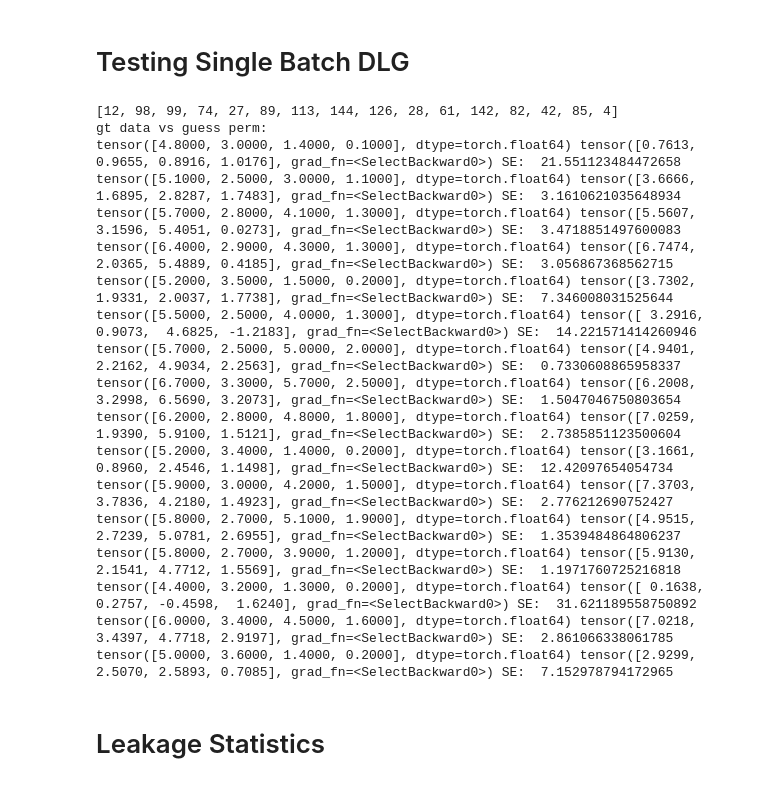
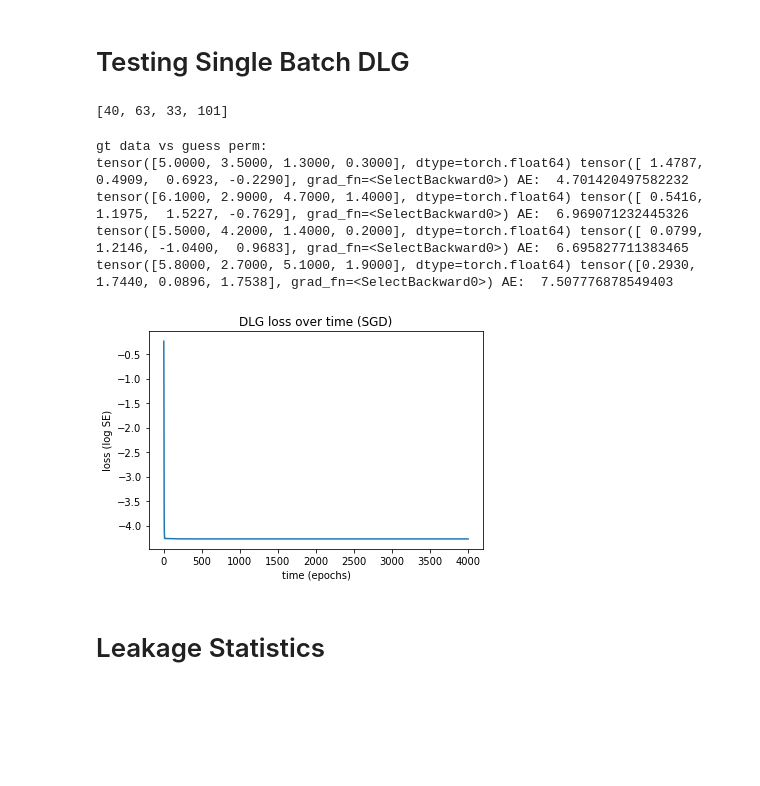
Before and after one commit to mgozon/DLG-UROP, a Jupyter notebook: Batch_DLG_Evolution_Iris_Dataset.ipynb, the cells around one changed output. Cells and saved outputs as stored; diff of their text form; code cells hidden in the pictures; blank space fills up the shorter version.

Commit message:
added batch_dlg with different optimizers

```diff
--- a/Batch_DLG_Evolution_Iris_Dataset.ipynb
+++ b/Batch_DLG_Evolution_Iris_Dataset.ipynb
@@ -229,17 +314,18 @@ def batch_DLG(original_dy_dx, batch_size, gt_data_len, gt_onehot_label_len, verb
 # %%
-#@title Batch-DLG with Adam
+#@title Batch-DLG with SGD
 # this doesn't seem to converge nearly as well as LBFGS even with optimization
 
 # DLG algorithm on a given set of flowers and returns the hypothesized input
-def batch_DLG(original_dy_dx, batch_size, gt_data_len, gt_onehot_label_len, verbose = False):
+def batch_DLG_SGD(original_dy_dx, batch_size, gt_data_len, gt_onehot_label_len, verbose = False):
+    losses = []
 
     # identify (data, label) using LBFGS on the squared difference between the original and guessed gradient
     dummy_data = torch.randn(batch_size, gt_data_len).to(device).requires_grad_(True)
     dummy_label = torch.randn(batch_size, gt_onehot_label_len).to(device).requires_grad_(True)
-    optimizer_dlg = torch.optim.Adam((dummy_data, dummy_label), lr=0.1, weight_decay=1e-9)
-    #scheduler = torch.optim.lr_scheduler.MultiplicativeLR(optimizer_dlg, lambda epoch: 0.999)
+    optimizer_dlg = torch.optim.SGD((dummy_data, dummy_label), lr=1)#, momentum=0.001)#, weight_decay=1e-9)
+    scheduler = torch.optim.lr_scheduler.MultiplicativeLR(optimizer_dlg, lambda epoch: 0.99)
 
-    opt_steps = 500
+    opt_steps = 1000 * batch_size
     for epoch in trange(opt_steps):
         optimizer_dlg.zero_grad()
         pred = net(dummy_data)
@@ -260,18 +346,19 @@ def batch_DLG(original_dy_dx, batch_size, gt_data_len, gt_onehot_label_len, verb
         dummy_data.grad *= mult; dummy_label.grad *= mult
 
         optimizer_dlg.step()
-        #scheduler.step()
+        scheduler.step()
+        losses.append(grad_diff.item())
 
         if verbose:
             print(grad_diff)
         if (grad_diff < 1e-9):
             break
 
-    return dummy_data, opt_steps
+    return dummy_data, opt_steps, losses
 # %%
 # find best linear sum assignment
 def assign_guess(guess, gt_dataset, n, verbose = False):
-    cost_matrix = [[torch.sum((guess[i]-gt_dataset[j])**2).item() for j in range(n)] for i in range(n)]
+    cost_matrix = [[math.sqrt(torch.sum((guess[i]-gt_dataset[j])**2).item()) for j in range(n)] for i in range(n)]
     row_ind, col_ind = linear_sum_assignment(cost_matrix)
     best_MSE = sum([cost_matrix[row_ind[i]][col_ind[i]] for i in range(n)]) / n
     if (verbose):
@@ -304,35 +391,30 @@ def batch_grad(flower_indices):
 # %%
 # testing batch-DLG with Adam
 net.apply(weights_init) # see how much easier it is to attack
-batch_size = 16
+batch_size = 4
 flower_indices = list(RandomSampler(range(dst.data.shape[0]), num_samples=batch_size))
 print(flower_indices)
 batch_dy_dx, gt_data, gt_label = batch_grad(flower_indices)
 
-dummy_data, _ = batch_DLG(batch_dy_dx, batch_size, 4, 3, verbose = False)
+dummy_data, _, losses = batch_DLG_SGD(batch_dy_dx, batch_size, 4, 3, verbose = False)
 guess_perm = assign_guess(dummy_data, gt_data, batch_size)
 print('gt data vs guess perm: ')
 for i in range(batch_size):
-    print(gt_data[i], guess_perm[i], 'SE: ', torch.sum((gt_data[i]-guess_perm[i])**2).item())
+    print(gt_data[i], guess_perm[i], 'AE: ', math.sqrt(torch.sum((gt_data[i]-guess_perm[i])**2).item()))
+
+plt.plot(torch.log(torch.tensor(losses)))
+plt.title('DLG loss over time (SGD)')
+plt.xlabel('time (epochs)')
+plt.ylabel('loss (log SE)')
+plt.savefig('dlg8-SGD.png', dpi=300)
 # %% [output]
-[12, 98, 99, 74, 27, 89, 113, 144, 126, 28, 61, 142, 82, 42, 85, 4]
-gt data vs guess perm:
-tensor([4.8000, 3.0000, 1.4000, 0.1000], dtype=torch.float64) tensor([0.7613, 0.9655, 0.8916, 1.0176], grad_fn=<SelectBackward0>) SE:  21.551123484472658
-tensor([5.1000, 2.5000, 3.0000, 1.1000], dtype=torch.float64) tensor([3.6666, 1.6895, 2.8287, 1.7483], grad_fn=<SelectBackward0>) SE:  3.1610621035648934
-tensor([5.7000, 2.8000, 4.1000, 1.3000], dtype=torch.float64) tensor([5.5607, 3.1596, 5.4051, 0.0273], grad_fn=<SelectBackward0>) SE:  3.4718851497600083
-tensor([6.4000, 2.9000, 4.3000, 1.3000], dtype=torch.float64) tensor([6.7474, 2.0365, 5.4889, 0.4185], grad_fn=<SelectBackward0>) SE:  3.056867368562715
-tensor([5.2000, 3.5000, 1.5000, 0.2000], dtype=torch.float64) tensor([3.7302, 1.9331, 2.0037, 1.7738], grad_fn=<SelectBackward0>) SE:  7.346008031525644
-tensor([5.5000, 2.5000, 4.0000, 1.3000], dtype=torch.float64) tensor([ 3.2916,  0.9073,  4.6825, -1.2183], grad_fn=<SelectBackward0>) SE:  14.221571414260946
-tensor([5.7000, 2.5000, 5.0000, 2.0000], dtype=torch.float64) tensor([4.9401, 2.2162, 4.9034, 2.2563], grad_fn=<SelectBackward0>) SE:  0.7330608865958337
-tensor([6.7000, 3.3000, 5.7000, 2.5000], dtype=torch.float64) tensor([6.2008, 3.2998, 6.5690, 3.2073], grad_fn=<SelectBackward0>) SE:  1.5047046750803654
-tensor([6.2000, 2.8000, 4.8000, 1.8000], dtype=torch.float64) tensor([7.0259, 1.9390, 5.9100, 1.5121], grad_fn=<SelectBackward0>) SE:  2.7385851123500604
-tensor([5.2000, 3.4000, 1.4000, 0.2000], dtype=torch.float64) tensor([3.1661, 0.8960, 2.4546, 1.1498], grad_fn=<SelectBackward0>) SE:  12.42097654054734
-tensor([5.9000, 3.0000, 4.2000, 1.5000], dtype=torch.float64) tensor([7.3703, 3.7836, 4.2180, 1.4923], grad_fn=<SelectBackward0>) SE:  2.776212690752427
-tensor([5.8000, 2.7000, 5.1000, 1.9000], dtype=torch.float64) tensor([4.9515, 2.7239, 5.0781, 2.6955], grad_fn=<SelectBackward0>) SE:  1.3539484864806237
-tensor([5.8000, 2.7000, 3.9000, 1.2000], dtype=torch.float64) tensor([5.9130, 2.1541, 4.7712, 1.5569], grad_fn=<SelectBackward0>) SE:  1.1971760725216818
-tensor([4.4000, 3.2000, 1.3000, 0.2000], dtype=torch.float64) tensor([ 0.1638,  0.2757, -0.4598,  1.6240], grad_fn=<SelectBackward0>) SE:  31.621189558750892
-tensor([6.0000, 3.4000, 4.5000, 1.6000], dtype=torch.float64) tensor([7.0218, 3.4397, 4.7718, 2.9197], grad_fn=<SelectBackward0>) SE:  2.861066338061785
-tensor([5.0000, 3.6000, 1.4000, 0.2000], dtype=torch.float64) tensor([2.9299, 2.5070, 2.5893, 0.7085], grad_fn=<SelectBackward0>) SE:  7.152978794172965
+[40, 63, 33, 101]
+gt data vs guess perm:
+tensor([5.0000, 3.5000, 1.3000, 0.3000], dtype=torch.float64) tensor([ 1.4787,  0.4909,  0.6923, -0.2290], grad_fn=<SelectBackward0>) AE:  4.701420497582232
+tensor([6.1000, 2.9000, 4.7000, 1.4000], dtype=torch.float64) tensor([ 0.5416,  1.1975,  1.5227, -0.7629], grad_fn=<SelectBackward0>) AE:  6.969071232445326
+tensor([5.5000, 4.2000, 1.4000, 0.2000], dtype=torch.float64) tensor([ 0.0799,  1.2146, -1.0400,  0.9683], grad_fn=<SelectBackward0>) AE:  6.695827711383465
+tensor([5.8000, 2.7000, 5.1000, 1.9000], dtype=torch.float64) tensor([0.2930, 1.7440, 0.0896, 1.7538], grad_fn=<SelectBackward0>) AE:  7.507776878549403
+[figure, added]
 # %% [markdown]
 # Leakage Statistics
 # %%
```
Also changed, not shown: parts of 7 cells of this notebook.
